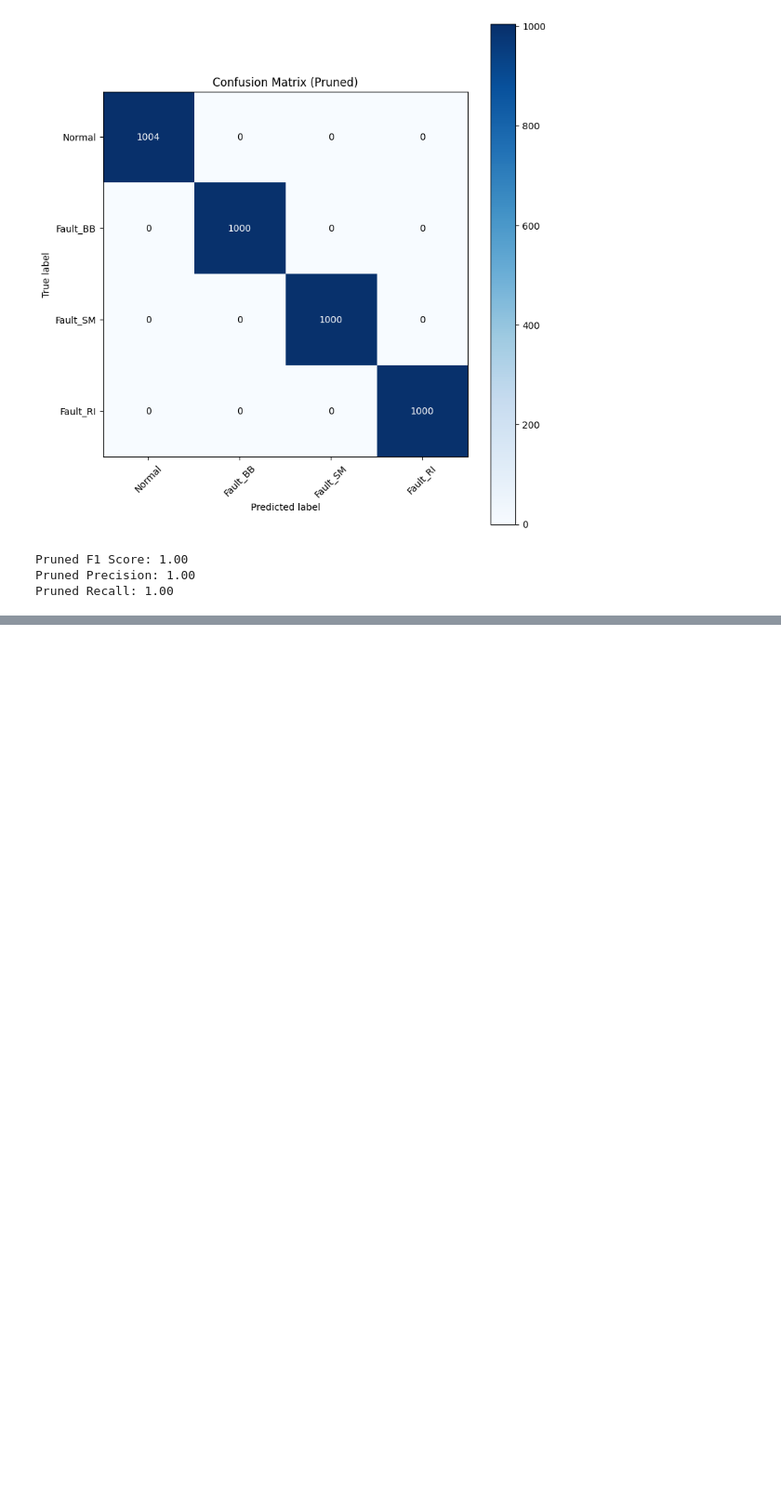
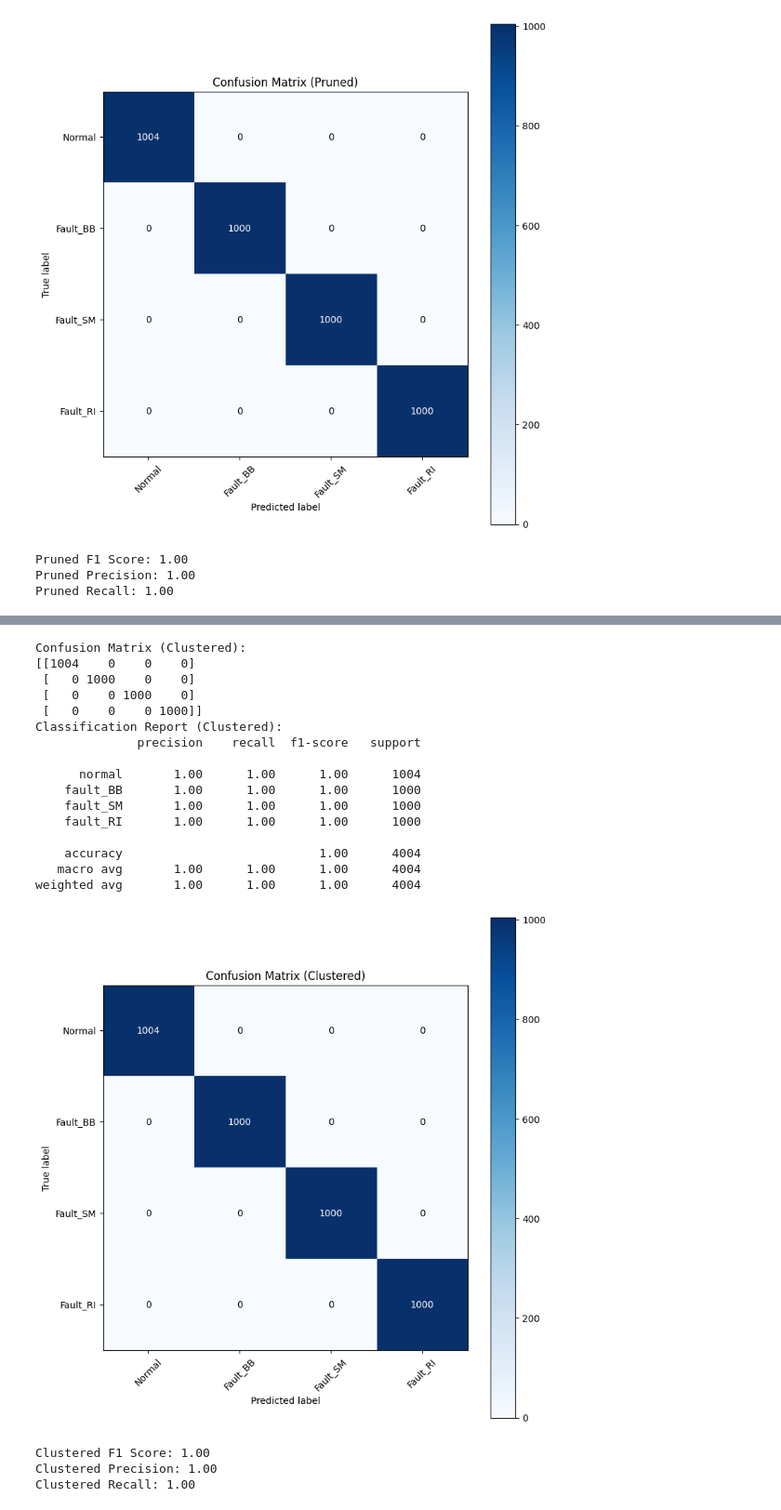
Before and after one commit to TheCaveOfAdullam/study2, a Jupyter notebook: pR50_7.ipynb, the cells around one changed output, grey strips where cells are left out. Shown: that part at 93% size. Saved outputs shown, nothing was run; the diff lists cells and outputs as text; code cells hidden in the pictures; blank space fills up the shorter version.

```diff
--- a/pR50_7.ipynb
+++ b/pR50_7.ipynb
@@ -382,0 +405,3 @@ Pruned Recall: 1.00
+# %%
+# Train clustered model
+history_clustered = clustered_model.fit(train_dataset, validation_data=validation_dataset, epochs=10, callbacks=[reduce_lr])
@@ -382,0 +457,17 @@ Pruned Recall: 1.00
+# %%
+# Measure clustered model inference time and memory usage
+start_time = time.time()
+tracemalloc.start()
+y_true_clustered, y_pred_clustered = [], []
+for batch in test_dataset:
+    images, labels = batch
+    y_true_clustered.extend(labels.numpy())
+    predictions = final_model.predict(images)
+    y_pred_clustered.extend(np.argmax(predictions, axis=1))
+end_time = time.time()
+current, peak = tracemalloc.get_traced_memory()
+tracemalloc.stop()
+clustered_inference_time = end_time - start_time
+clustered_peak_memory = peak / (1024 * 1024)
+print(f"Clustered Inference Time: {clustered_inference_time:.2f} seconds")
+print(f"Clustered Peak Memory Usage: {clustered_peak_memory:.2f} MB")
@@ -382,0 +492,60 @@ Pruned Recall: 1.00
+# %%
+# Clustered model evaluation metrics
+conf_matrix_clustered = confusion_matrix(y_true_clustered, y_pred_clustered)
+print("Confusion Matrix (Clustered):")
+print(conf_matrix_clustered)
+
+print("Classification Report (Clustered):")
+print(classification_report(y_true_clustered, y_pred_clustered, target_names=['normal', 'fault_BB', 'fault_SM', 'fault_RI']))
+
+# Visualize clustered confusion matrix
+plt.figure(figsize=(8, 8))
+plt.imshow(conf_matrix_clustered, interpolation='nearest', cmap=plt.cm.Blues)
+plt.title('Confusion Matrix (Clustered)')
+plt.colorbar()
+tick_marks = np.arange(4)
+plt.xticks(tick_marks, ['Normal', 'Fault_BB', 'Fault_SM', 'Fault_RI'], rotation=45)
+plt.yticks(tick_marks, ['Normal', 'Fault_BB', 'Fault_SM', 'Fault_RI'])
+
+fmt = 'd'
+thresh = conf_matrix_clustered.max() / 2.
+for i, j in np.ndindex(conf_matrix_clustered.shape):
+    plt.text(j, i, format(conf_matrix_clustered[i, j], fmt),
+             ha="center", va="center",
+             color="white" if conf_matrix_clustered[i, j] > thresh else "black")
+
+plt.ylabel('True label')
+plt.xlabel('Predicted label')
+plt.tight_layout()
+plt.show()
+# %% [output]
+Confusion Matrix (Clustered):
+[[1004    0    0    0]
+ [   0 1000    0    0]
+ [   0    0 1000    0]
+ [   0    0    0 1000]]
+Classification Report (Clustered):
+              precision    recall  f1-score   support
+
+      normal       1.00      1.00      1.00      1004
+    fault_BB       1.00      1.00      1.00      1000
+    fault_SM       1.00      1.00      1.00      1000
+    fault_RI       1.00      1.00      1.00      1000
+
+    accuracy                           1.00      4004
+   macro avg       1.00      1.00      1.00      4004
+weighted avg       1.00      1.00      1.00      4004
+[figure, added]
+# %%
+# Calculate additional clustered metrics
+f1_clustered = f1_score(y_true_clustered, y_pred_clustered, average='weighted')
+precision_clustered = precision_score(y_true_clustered, y_pred_clustered, average='weighted')
+recall_clustered = recall_score(y_true_clustered, y_pred_clustered, average='weighted')
+
+print(f"Clustered F1 Score: {f1_clustered:.2f}")
+print(f"Clustered Precision: {precision_clustered:.2f}")
+print(f"Clustered Recall: {recall_clustered:.2f}")
+# %% [output]
+Clustered F1 Score: 1.00
+Clustered Precision: 1.00
+Clustered Recall: 1.00
```
Also changed, not shown: parts of 20 cells of this notebook.
